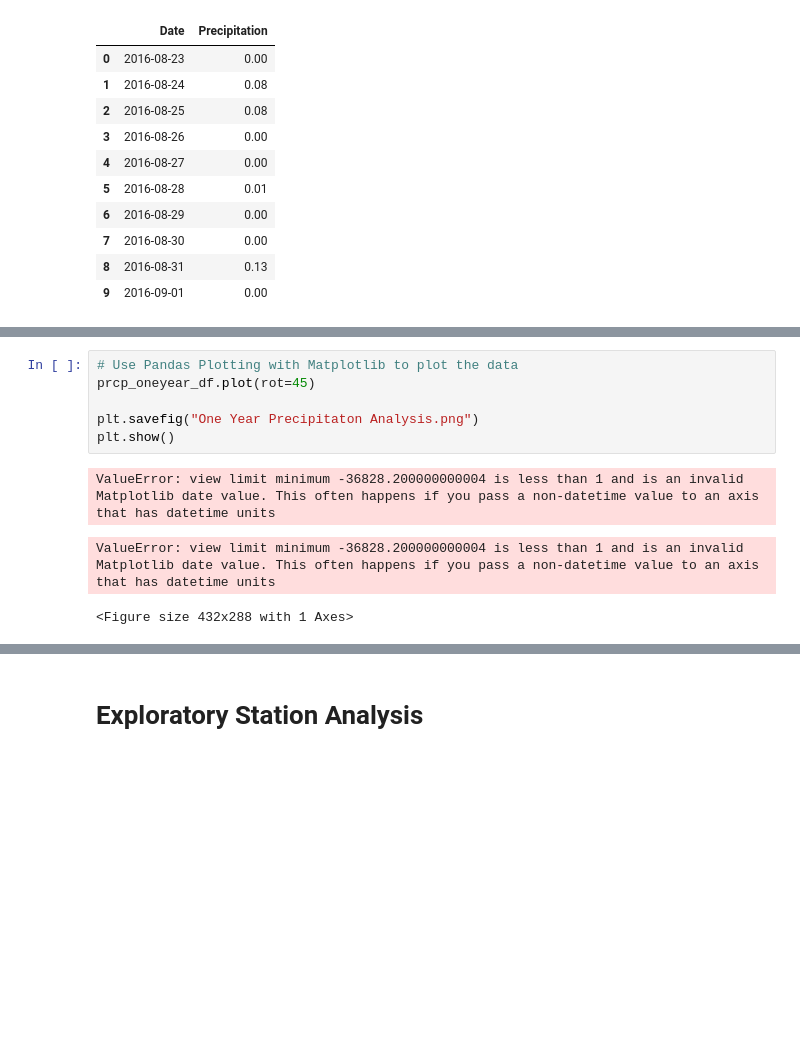
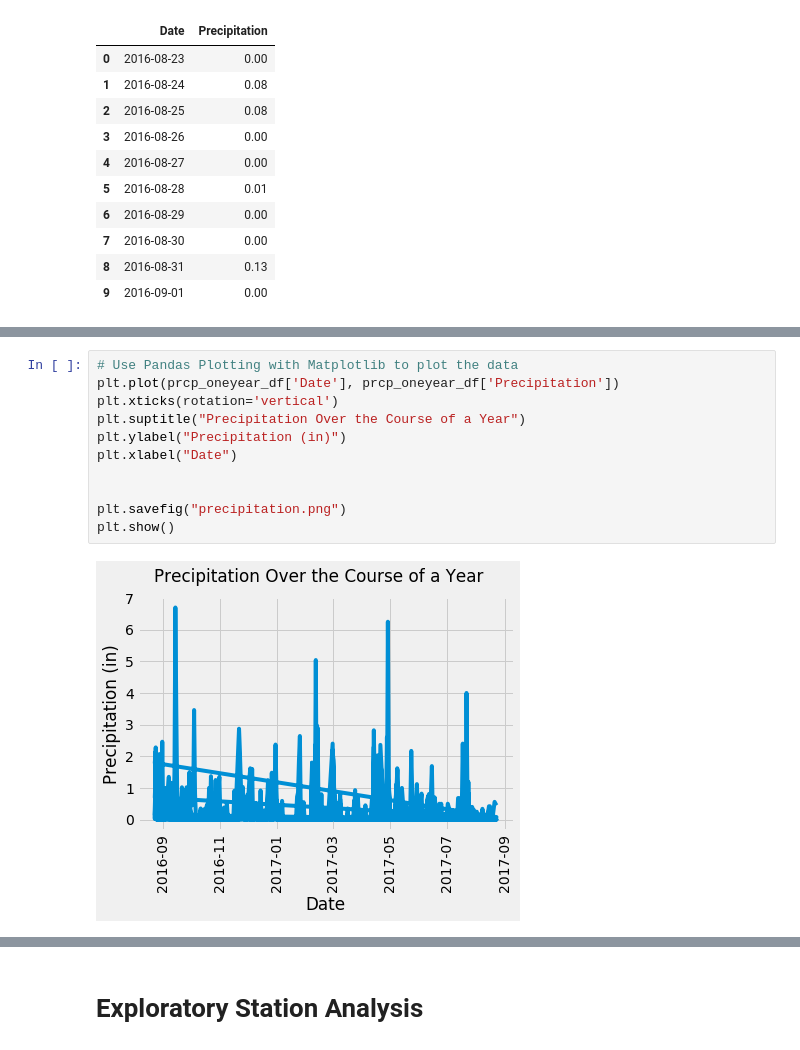
Before and after one commit to mconwa20/sqlalchemy-challenge, a Jupyter notebook: climate_starter.ipynb, the cells around one changed output, grey strips where cells are left out. Saved outputs shown, nothing was run; the diff lists cells and outputs as text; blank space fills up the shorter version.

Commit message:
End of precipitation analysis

```diff
--- a/climate_starter.ipynb
+++ b/climate_starter.ipynb
@@ -123,12 +129,15 @@ prcp_oneyear_df.head()
 # %%
 # Use Pandas Plotting with Matplotlib to plot the data
-prcp_oneyear_df.plot(rot=45)
+plt.plot(prcp_oneyear_df['Date'], prcp_oneyear_df['Precipitation'])
+plt.xticks(rotation='vertical')
+plt.suptitle("Precipitation Over the Course of a Year")
+plt.ylabel("Precipitation (in)")
+plt.xlabel("Date")
 
-plt.savefig("One Year Precipitaton Analysis.png")
+
+plt.savefig("precipitation.png")
 plt.show()
 # %% [output]
-ValueError: view limit minimum -36828.200000000004 is less than 1 and is an invalid Matplotlib date value. This often happens if you pass a non-datetime value to an axis that has datetime units
-ValueError: view limit minimum -36828.200000000004 is less than 1 and is an invalid Matplotlib date value. This often happens if you pass a non-datetime value to an axis that has datetime units
-<Figure size 432x288 with 1 Axes>
+[figure, added]
 # %%
 # Use Pandas to calculate the summary statistics for the precipitation data
```
Also changed, not shown: parts of 2 cells of this notebook, 2 other files.
